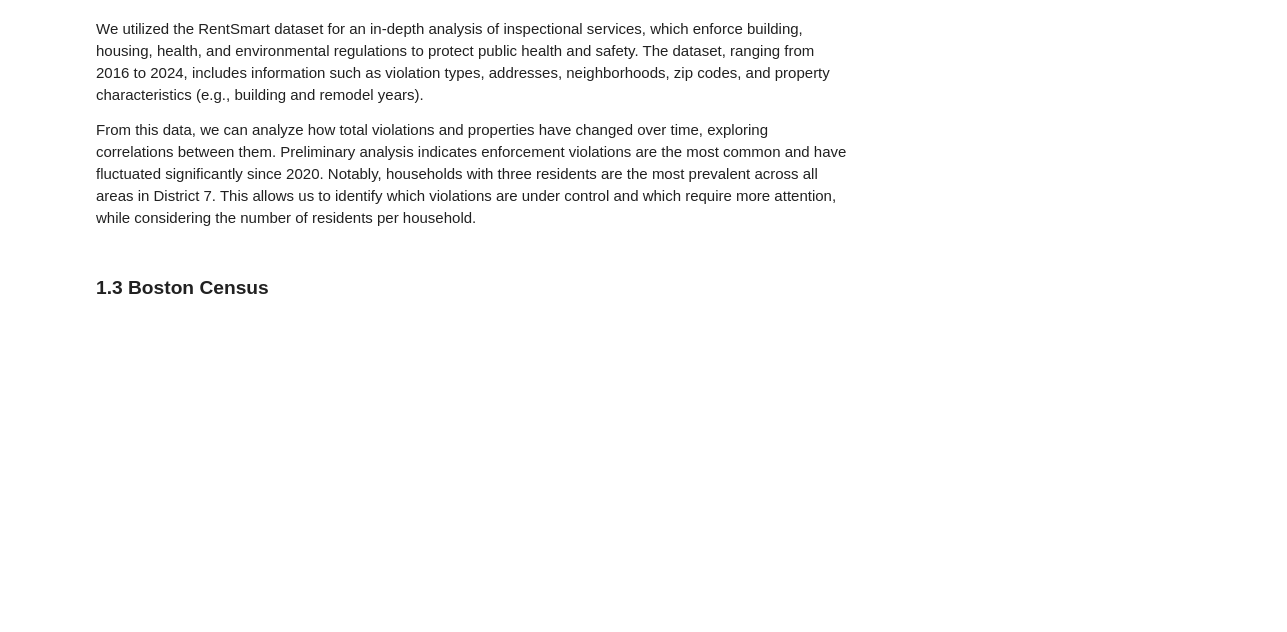
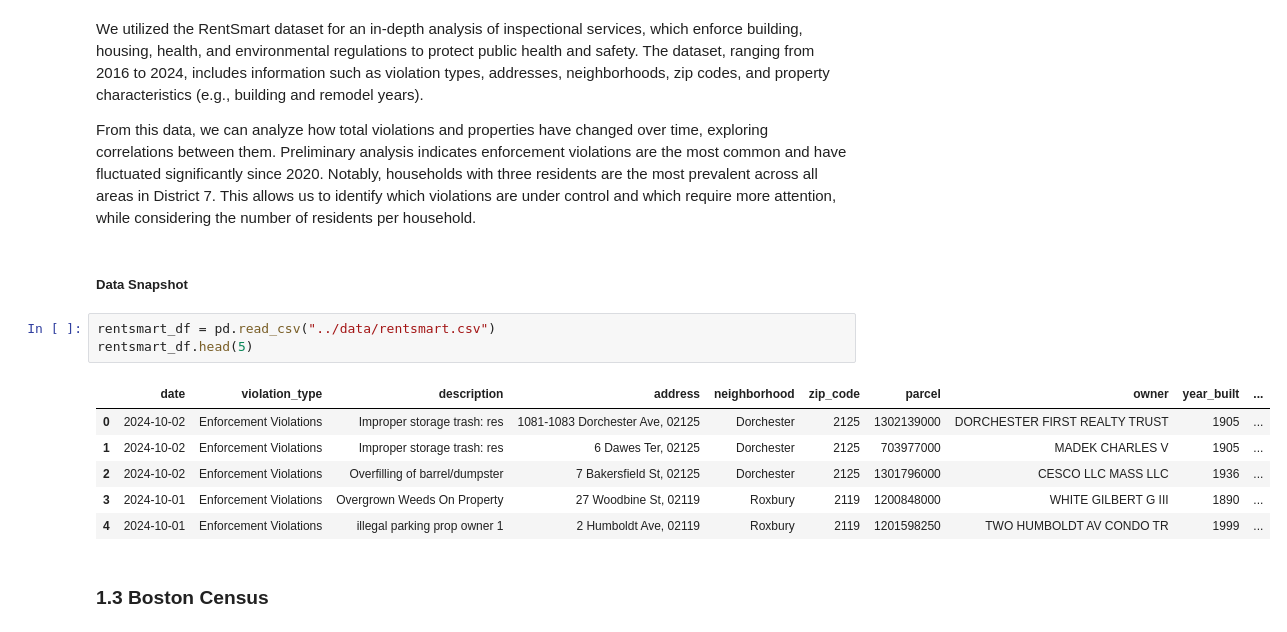
Before and after one commit to BU-Spark/ds-bcc-tania-fernandes-d7, a Jupyter notebook: fa24-team-b/housing/notebooks/d7-Team-B-Early-Insights.ipynb, the cells around one changed output. Drawn from its saved outputs; the diff is of its cells as text; blank space fills up the shorter version.

```diff
--- a/fa24-team-b/housing/notebooks/d7-Team-B-Early-Insights.ipynb
+++ b/fa24-team-b/housing/notebooks/d7-Team-B-Early-Insights.ipynb
@@ -17,6 +34,18 @@ The councilor's questions focused on how the number of income-restricted units h
 We utilized the RentSmart dataset for an in-depth analysis of inspectional services, which enforce building, housing, health, and environmental regulations to protect public health and safety. The dataset, ranging from 2016 to 2024, includes information such as violation types, addresses, neighborhoods, zip codes, and property characteristics (e.g., building and remodel years).
 
 From this data, we can analyze how total violations and properties have changed over time, exploring correlations between them. Preliminary analysis indicates enforcement violations are the most common and have fluctuated significantly since 2020. Notably, households with three residents are the most prevalent across all areas in District 7. This allows us to identify which violations are under control and which require more attention, while considering the number of residents per household.
+# %% [markdown]
+##### Data Snapshot
+# %%
+rentsmart_df = pd.read_csv("../data/rentsmart.csv")
+rentsmart_df.head(5)
+# %% [output]
+|  | date | violation_type | description | address | neighborhood | zip_code | parcel | owner | year_built | ... |
+| 0 | 2024-10-02 | Enforcement Violations | Improper storage trash: res | 1081-1083 Dorchester Ave, 02125 | Dorchester | 2125 | 1302139000 | DORCHESTER FIRST REALTY TRUST | 1905 | ... |
+| 1 | 2024-10-02 | Enforcement Violations | Improper storage trash: res | 6 Dawes Ter, 02125 | Dorchester | 2125 | 703977000 | MADEK CHARLES V | 1905 | ... |
+| 2 | 2024-10-02 | Enforcement Violations | Overfilling of barrel/dumpster | 7 Bakersfield St, 02125 | Dorchester | 2125 | 1301796000 | CESCO LLC MASS LLC | 1936 | ... |
+| 3 | 2024-10-01 | Enforcement Violations | Overgrown Weeds On Property | 27 Woodbine St, 02119 | Roxbury | 2119 | 1200848000 | WHITE GILBERT G III | 1890 | ... |
+| 4 | 2024-10-01 | Enforcement Violations | illegal parking prop owner 1 | 2 Humboldt Ave, 02119 | Roxbury | 2119 | 1201598250 | TWO HUMBOLDT AV CONDO TR | 1999 | ... |
 # %% [markdown]
 ### 1.3 Boston Census
 # %% [markdown]
```
Also changed, not shown: parts of 14 cells of this notebook.
